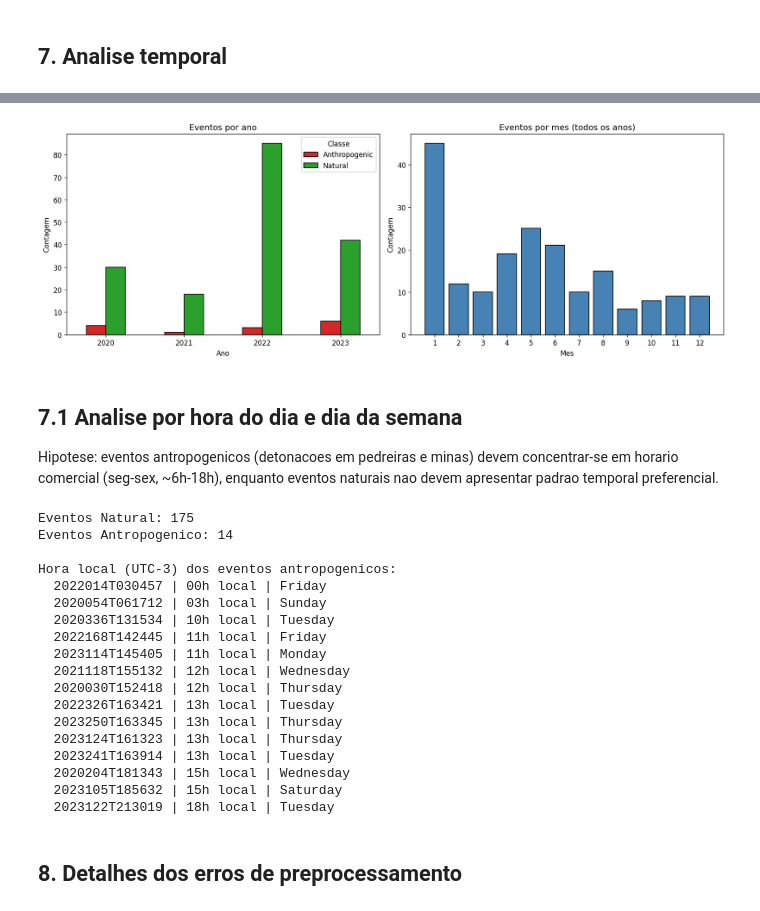
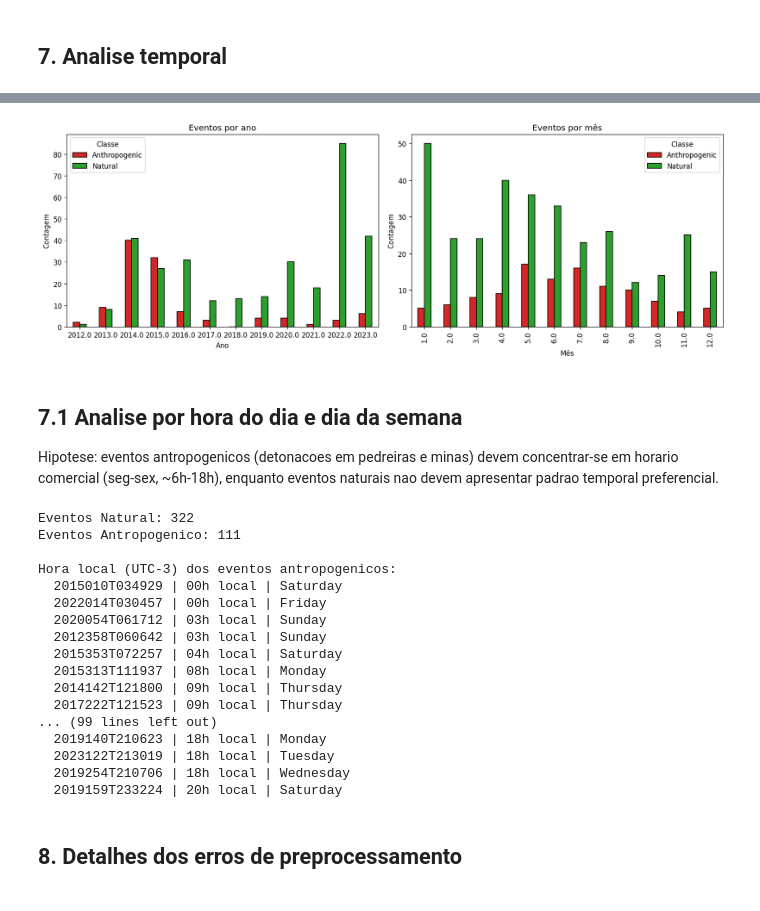
Before and after one commit to Gabriel-Goes/Sismologia_IPT, a Jupyter notebook: notebooks/step5_results_analysis_selfcontained.ipynb, the cells around one changed output, grey strips where cells are left out. Drawn from its saved outputs; the diff is of its cells as text; code cells hidden in the pictures.

```diff
--- a/notebooks/step5_results_analysis_selfcontained.ipynb
+++ b/notebooks/step5_results_analysis_selfcontained.ipynb
@@ -35,10 +47,10 @@ plt.rcParams["figure.facecolor"] = "white"
 # %% [markdown]
 ## Configuracao
 # %%
-EVENTS_CSV = Path("../outputs/rnc_prediction_events_m12v2.csv")
-PICKS_CSV = Path("../outputs/rnc_prediction_picks_m12v2.csv")
-ERRORS_CSV = Path("../outputs/rnc_prediction_errors_m12v2.csv")
-EVENTS_ROOT = Path("../data/events_m12_merge_v2")
+EVENTS_CSV = Path("../outputs/rnc_prediction_events_allyears.csv")
+PICKS_CSV = Path("../outputs/rnc_prediction_picks_allyears.csv")
+ERRORS_CSV = Path("../outputs/rnc_prediction_errors_allyears.csv")
+EVENTS_ROOT = Path("../data/events")
 GPKG_PATH = Path.home() / "geodatabase.gpkg"
 GPKG_LAYER = "ibge_mg_uf_2024"
 FIGURES_DIR = Path("../outputs/figures")
@@ -359,0 +418,5 @@ Total por ano: {2020: 34, 2021: 19, 2022: 88, 2023: 48}
+# %%
+month_class = df_time.groupby(["month", "event_label"]).size().unstack(fill_value=0)
+print("Eventos por mês e classe:")
+print(month_class.to_string())
+print(f"\nTotal por mês: {month_class.sum(axis=1).to_dict()}")
@@ -360,29 +441,31 @@ Total por ano: {2020: 34, 2021: 19, 2022: 88, 2023: 48}
 # %%
 fig, axes = plt.subplots(1, 2, figsize=(14, 5))
 
 # Eventos por ano colorido por classe
 colors_map = {"Natural": "#2ca02c", "Anthropogenic": "#d62728"}
 year_class.plot(kind="bar", ax=axes[0], color=[colors_map.get(c, "gray") for c in year_class.columns],
                edgecolor="black")
 axes[0].set_title("Eventos por ano")
 axes[0].set_xlabel("Ano")
 axes[0].set_ylabel("Contagem")
 axes[0].legend(title="Classe")
 axes[0].tick_params(axis="x", rotation=0)
 
 # Eventos por mes
-month_counts = df_time.groupby("month").size()
-axes[1].bar(month_counts.index, month_counts.values, color="steelblue", edgecolor="black")
-axes[1].set_title("Eventos por mes (todos os anos)")
-axes[1].set_xlabel("Mes")
+colors_map = {"Natural": "#2ca02c", "Anthropogenic": "#d62728"}
+month_class.plot(kind="bar", ax=axes[1], color=[colors_map.get(c, "gray") for c in month_class.columns],
+               edgecolor="black")
+axes[1].set_title("Eventos por mês")
+axes[1].set_xlabel("Mês")
 axes[1].set_ylabel("Contagem")
-axes[1].set_xticks(range(1, 13))
+axes[1].legend(title="Classe")
+axes[1].tick_params(axis="x", rotation=90)
 
 plt.tight_layout()
 fig.savefig(FIGURES_DIR / "step5_temporal.png", bbox_inches="tight")
 plt.show()
 # %% [output]
-[figure, old version]
+[figure, new version]
 # %% [markdown]
 ## 7.1 Analise por hora do dia e dia da semana
 
@@ -395,6 +478,9 @@ df_time["hour_utc"] = df_time["origin_dt"].dt.hour
 df_time["hour_local"] = (df_time["origin_dt"] - pd.Timedelta(hours=3)).dt.hour
 df_time["weekday"] = df_time["origin_dt"].dt.dayofweek  # 0=seg, 6=dom
 df_time["weekday_name"] = df_time["origin_dt"].dt.day_name()
+
+# Dropar linhas onde origin_dt nao parseou (eventos antigos sem hora precisa)
+df_time = df_time.dropna(subset=["origin_dt"])
 
 nat_t = df_time[df_time["event_label"] == "Natural"]
 ant_t = df_time[df_time["event_label"] == "Anthropogenic"]
@@ -403,26 +489,25 @@ print(f"Eventos Natural: {len(nat_t)}")
 print(f"Eventos Antropogenico: {len(ant_t)}")
 print(f"\nHora local (UTC-3) dos eventos antropogenicos:")
 for _, row in ant_t.sort_values("hour_local").iterrows():
-    print(f"  {row['event_id']} | {row['hour_local']:02d}h local | {row['weekday_name']}")
+    print(f"  {row['event_id']} | {int(row['hour_local']):02d}h local | {row['weekday_name']}")
 # %% [output]
-Eventos Natural: 175
-Eventos Antropogenico: 14
+Eventos Natural: 322
+Eventos Antropogenico: 111
 
 Hora local (UTC-3) dos eventos antropogenicos:
+  2015010T034929 | 00h local | Saturday
   2022014T030457 | 00h local | Friday
   2020054T061712 | 03h local | Sunday
-  2020336T131534 | 10h local | Tuesday
-  2022168T142445 | 11h local | Friday
-  2023114T145405 | 11h local | Monday
-  2021118T155132 | 12h local | Wednesday
-  2020030T152418 | 12h local | Thursday
-  2022326T163421 | 13h local | Tuesday
-  2023250T163345 | 13h local | Thursday
-  2023124T161323 | 13h local | Thursday
-  2023241T163914 | 13h local | Tuesday
-  2020204T181343 | 15h local | Wednesday
-  2023105T185632 | 15h local | Saturday
+  2012358T060642 | 03h local | Sunday
+  2015353T072257 | 04h local | Saturday
+  2015313T111937 | 08h local | Monday
+  2014142T121800 | 09h local | Thursday
+  2017222T121523 | 09h local | Thursday
+... (99 lines left out)
+  2019140T210623 | 18h local | Monday
   2023122T213019 | 18h local | Tuesday
+  2019254T210706 | 18h local | Wednesday
+  2019159T233224 | 20h local | Saturday
 # %% [markdown]
 ## 8. Detalhes dos erros de preprocessamento
 # %%
```
Also changed, not shown: parts of 37 cells of this notebook, 7 other files.
